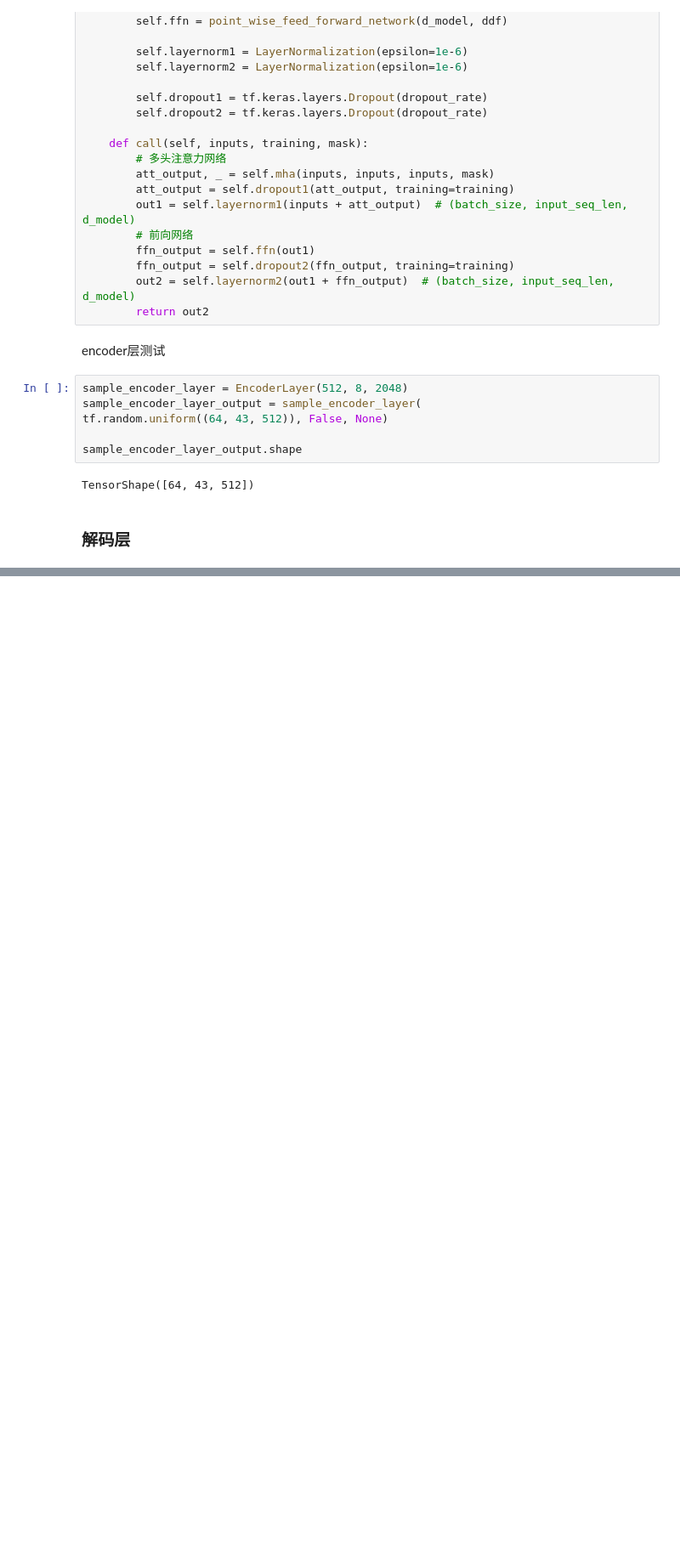
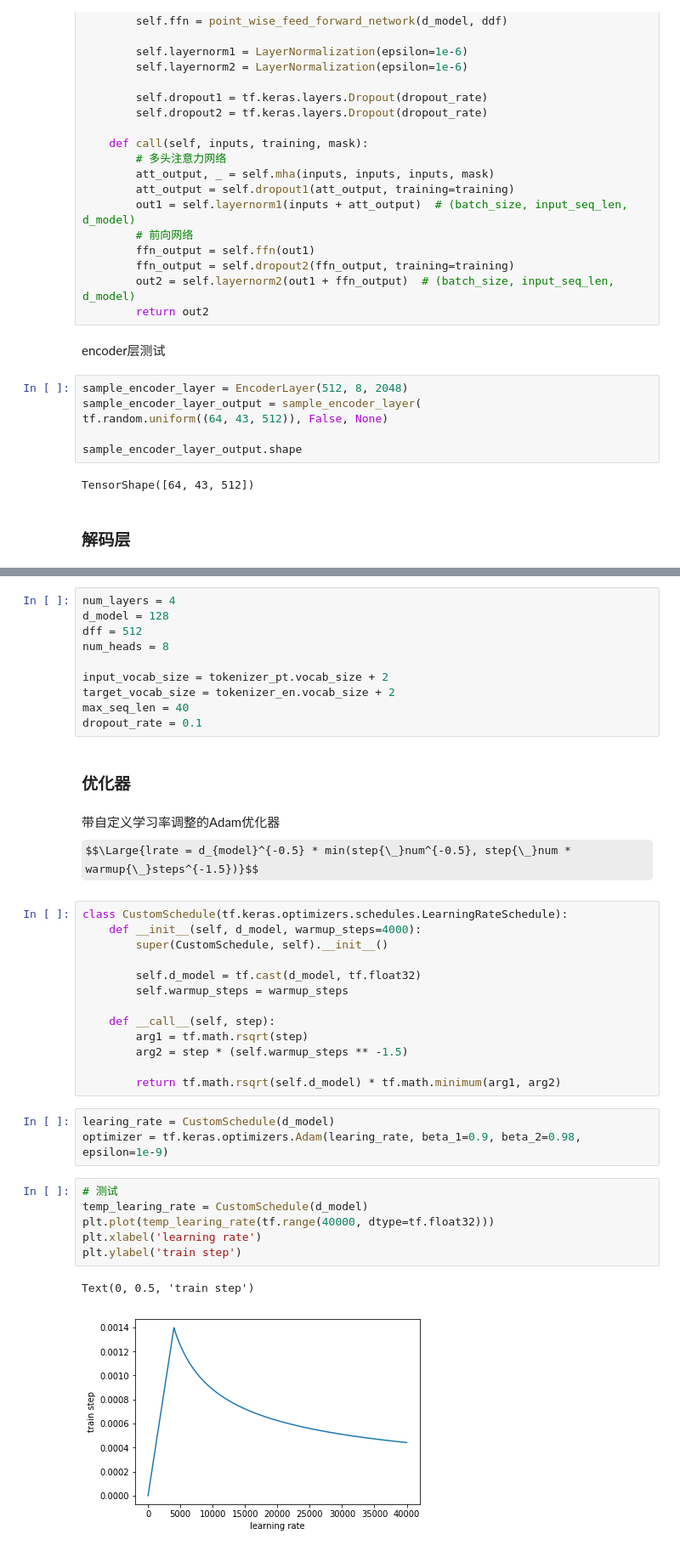
Before and after one commit to smile901122/tensorflow2.0_learning, a Jupyter notebook: transformer.ipynb, the cells around one changed output, grey strips where cells are left out. Shown at 85% size. Cells and saved outputs as stored; diff of their text form; some formulas as TeX source; blank space fills up the shorter version.

```diff
--- a/transformer.ipynb
+++ b/transformer.ipynb
@@ -471,0 +686,39 @@ TensorShape([64, 43, 512])
+# %%
+num_layers = 4
+d_model = 128
+dff = 512
+num_heads = 8
+
+input_vocab_size = tokenizer_pt.vocab_size + 2
+target_vocab_size = tokenizer_en.vocab_size + 2
+max_seq_len = 40
+dropout_rate = 0.1
+# %% [markdown]
+### 优化器
+# %% [markdown]
+带自定义学习率调整的Adam优化器 $$\Large{lrate = d_{model}^{-0.5} * min(step{\_}num^{-0.5}, step{\_}num * warmup{\_}steps^{-1.5})}$$
+# %%
+class CustomSchedule(tf.keras.optimizers.schedules.LearningRateSchedule):
+    def __init__(self, d_model, warmup_steps=4000):
+        super(CustomSchedule, self).__init__()
+
+        self.d_model = tf.cast(d_model, tf.float32)
+        self.warmup_steps = warmup_steps
+
+    def __call__(self, step):
+        arg1 = tf.math.rsqrt(step)
+        arg2 = step * (self.warmup_steps ** -1.5)
+
+        return tf.math.rsqrt(self.d_model) * tf.math.minimum(arg1, arg2)
+# %%
+learing_rate = CustomSchedule(d_model)
+optimizer = tf.keras.optimizers.Adam(learing_rate, beta_1=0.9, beta_2=0.98, epsilon=1e-9)
+# %%
+# 测试
+temp_learing_rate = CustomSchedule(d_model)
+plt.plot(temp_learing_rate(tf.range(40000, dtype=tf.float32)))
+plt.xlabel('learning rate')
+plt.ylabel('train step')
+# %% [output]
+Text(0, 0.5, 'train step')
+[figure, added]
```
Also changed, not shown: parts of 34 cells of this notebook.
